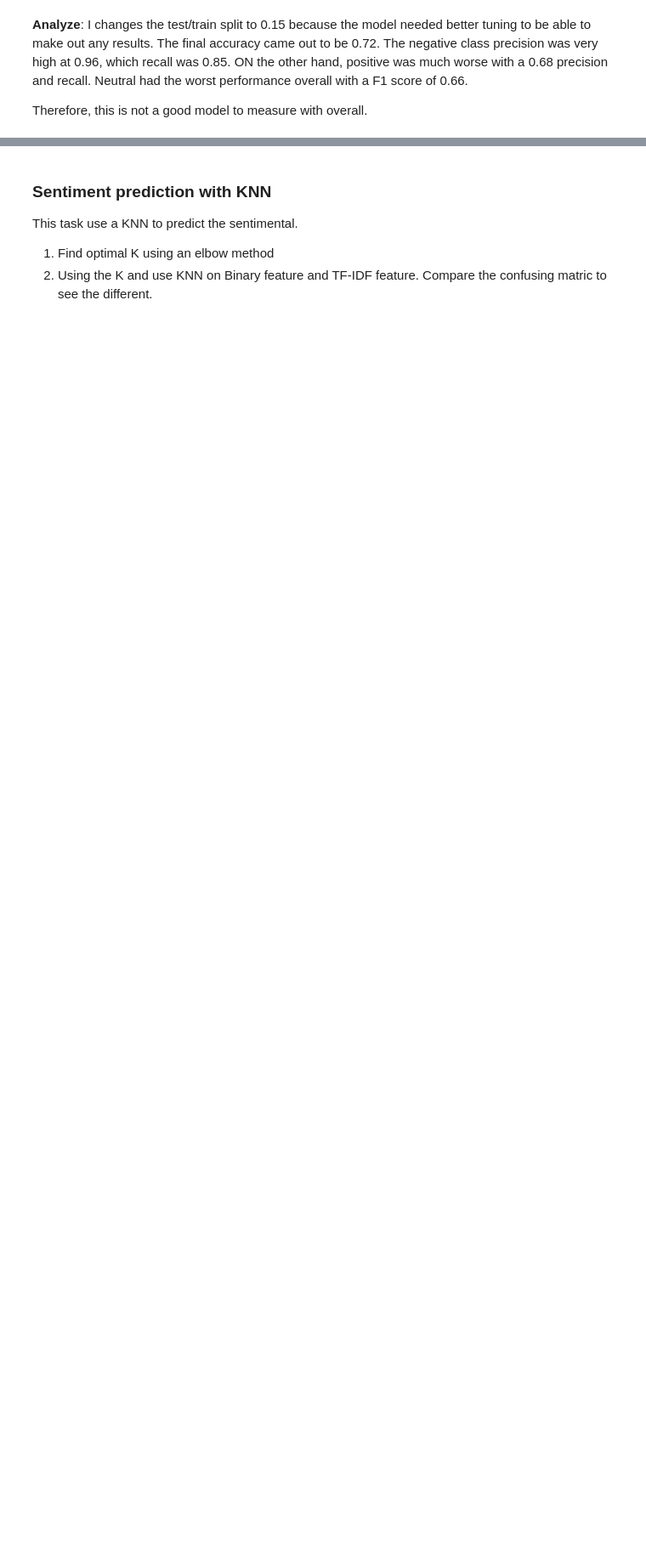
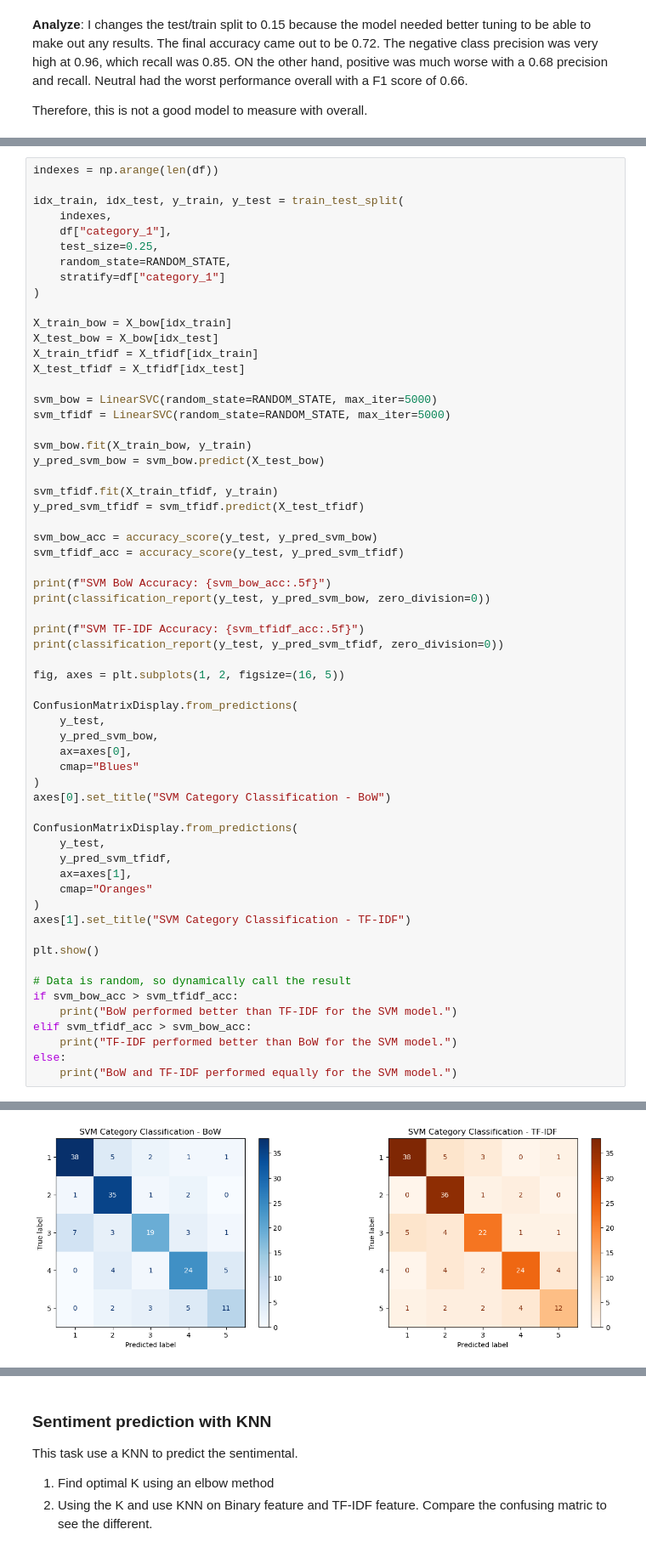
Before and after one commit to christiewong219/Team-5-CS105-Final-Project, a Jupyter notebook: Team_5_Phase_2_3.ipynb, the cells around one changed output, grey strips where cells are left out. Shown at 85% size. Saved outputs shown, nothing was run; the diff lists cells and outputs as text; blank space fills up the shorter version.

```diff
--- a/Team_5_Phase_2_3.ipynb
+++ b/Team_5_Phase_2_3.ipynb
@@ -491,0 +500,62 @@ Therefore, this is not a good model to measure with overall.
+# %%
+indexes = np.arange(len(df))
+
+idx_train, idx_test, y_train, y_test = train_test_split(
+    indexes,
+    df["category_1"],
+    test_size=0.25,
+    random_state=RANDOM_STATE,
+    stratify=df["category_1"]
+)
+
+X_train_bow = X_bow[idx_train]
+X_test_bow = X_bow[idx_test]
+X_train_tfidf = X_tfidf[idx_train]
+X_test_tfidf = X_tfidf[idx_test]
+
+svm_bow = LinearSVC(random_state=RANDOM_STATE, max_iter=5000)
+svm_tfidf = LinearSVC(random_state=RANDOM_STATE, max_iter=5000)
+
+svm_bow.fit(X_train_bow, y_train)
+y_pred_svm_bow = svm_bow.predict(X_test_bow)
+
+svm_tfidf.fit(X_train_tfidf, y_train)
+y_pred_svm_tfidf = svm_tfidf.predict(X_test_tfidf)
+
+svm_bow_acc = accuracy_score(y_test, y_pred_svm_bow)
+svm_tfidf_acc = accuracy_score(y_test, y_pred_svm_tfidf)
+
+print(f"SVM BoW Accuracy: {svm_bow_acc:.5f}")
+print(classification_report(y_test, y_pred_svm_bow, zero_division=0))
+
+print(f"SVM TF-IDF Accuracy: {svm_tfidf_acc:.5f}")
+print(classification_report(y_test, y_pred_svm_tfidf, zero_division=0))
+
+fig, axes = plt.subplots(1, 2, figsize=(16, 5))
+
+ConfusionMatrixDisplay.from_predictions(
+    y_test,
+    y_pred_svm_bow,
+    ax=axes[0],
+    cmap="Blues"
+)
+axes[0].set_title("SVM Category Classification - BoW")
+
+ConfusionMatrixDisplay.from_predictions(
+    y_test,
+    y_pred_svm_tfidf,
+    ax=axes[1],
+    cmap="Oranges"
+)
+axes[1].set_title("SVM Category Classification - TF-IDF")
+
+plt.show()
+
+# Data is random, so dynamically call the result
+if svm_bow_acc > svm_tfidf_acc:
+    print("BoW performed better than TF-IDF for the SVM model.")
+elif svm_tfidf_acc > svm_bow_acc:
+    print("TF-IDF performed better than BoW for the SVM model.")
+else:
+    print("BoW and TF-IDF performed equally for the SVM model.")
+# %% [output]
@@ -491,0 +579 @@ Therefore, this is not a good model to measure with overall.
+[figure, added]
```
Also changed, not shown: parts of 17 cells of this notebook.
